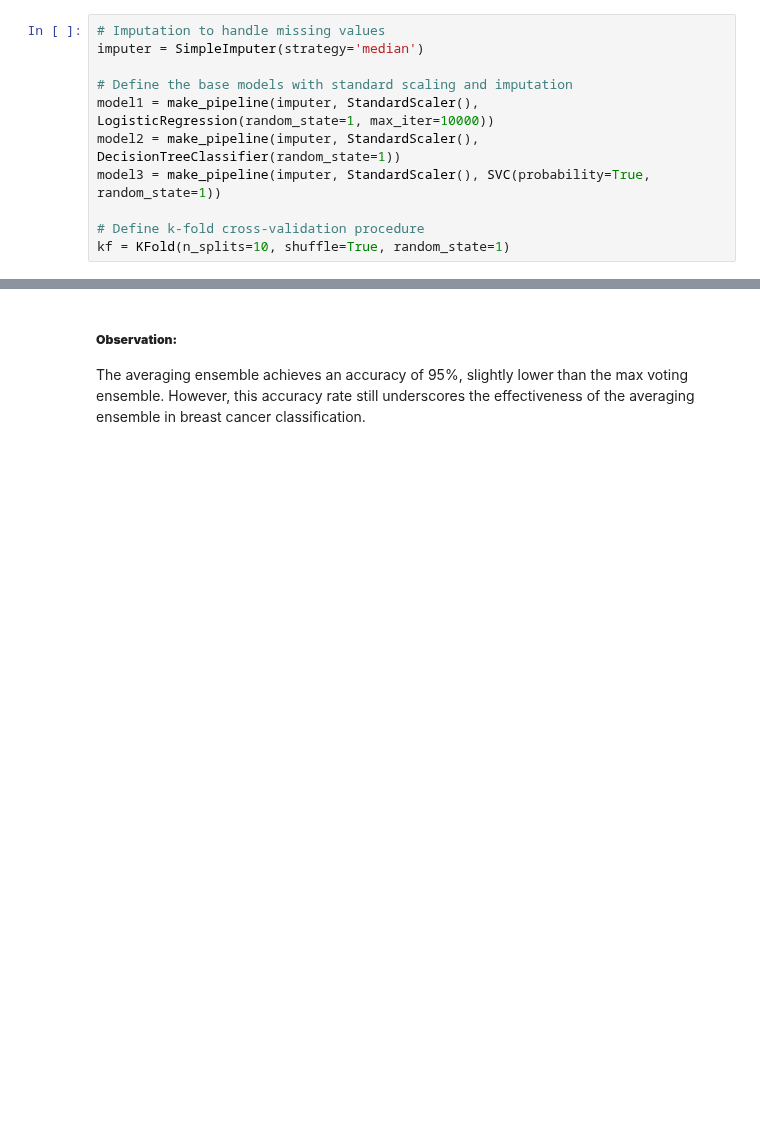
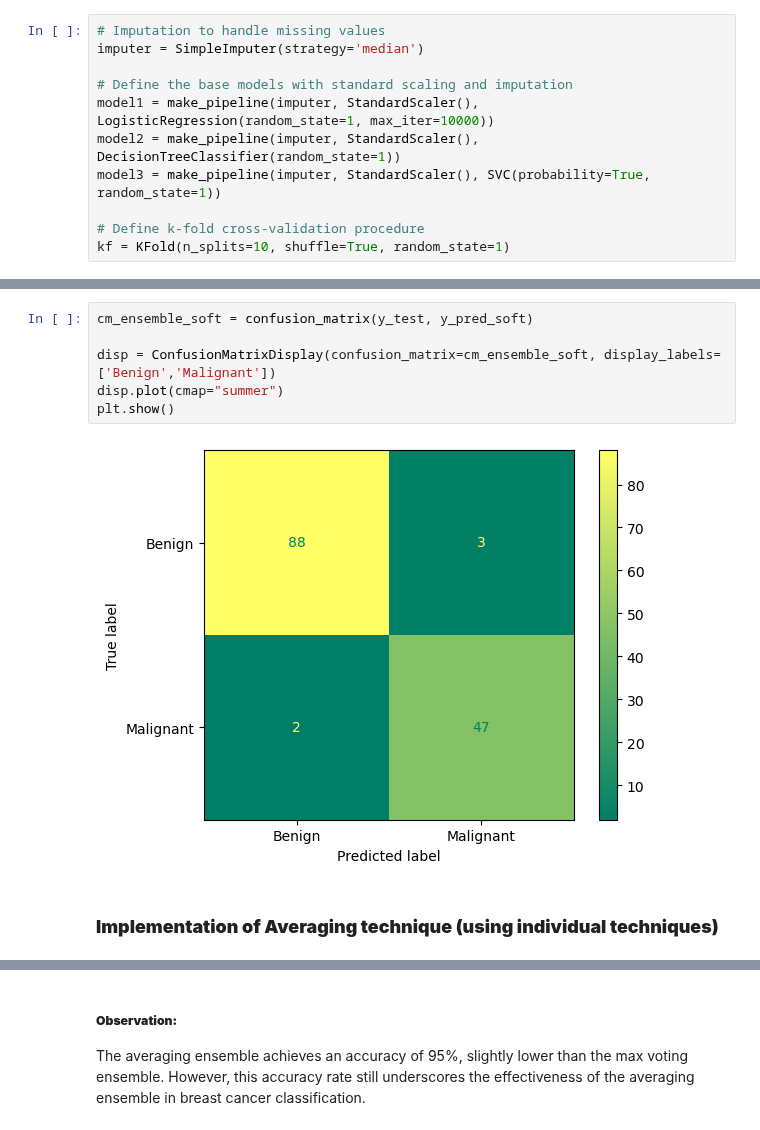
Before and after one commit to aninditadash/Introduction_to_machine_learning, a Jupyter notebook: supervised_learning/Ensemble_Learning.ipynb, the cells around one changed output, grey strips where cells are left out. Cells and saved outputs as stored; diff of their text form; blank space fills up the shorter version.

```diff
--- a/supervised_learning/Ensemble_Learning.ipynb
+++ b/supervised_learning/Ensemble_Learning.ipynb
@@ -580 +461,11 @@ svc_clf = SVC(probability=True)  # Enable probability for SVC
+# %%
+cm_ensemble_soft = confusion_matrix(y_test, y_pred_soft)
+
+disp = ConfusionMatrixDisplay(confusion_matrix=cm_ensemble_soft, display_labels=['Benign','Malignant'])
+disp.plot(cmap="summer")
+plt.show()
+# %% [output]
+[figure, added]
+# %% [markdown]
+### __Implementation of Averaging technique (using individual techniques)__
 # %%
```
Also changed, not shown: parts of 214 cells of this notebook, 15 other files.
